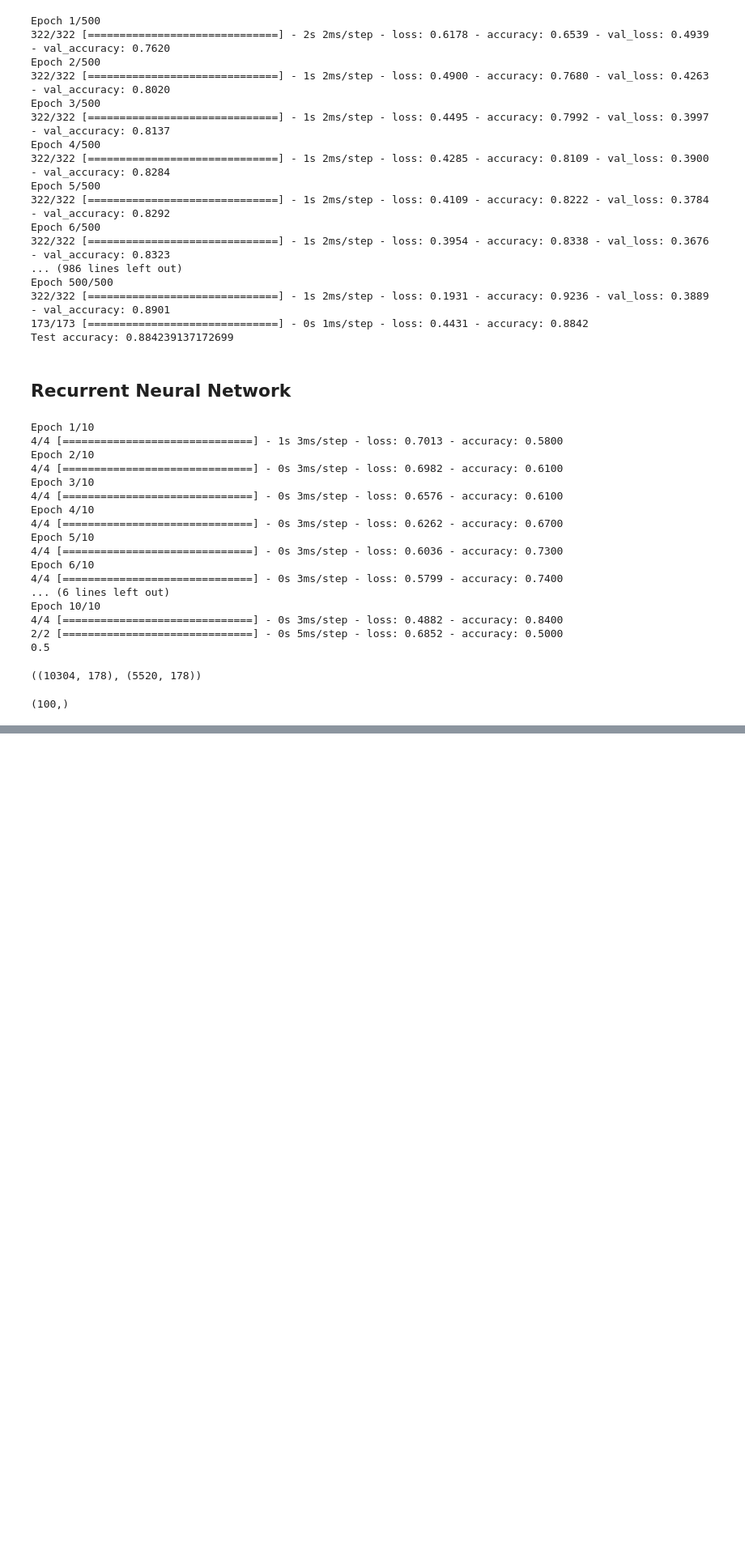
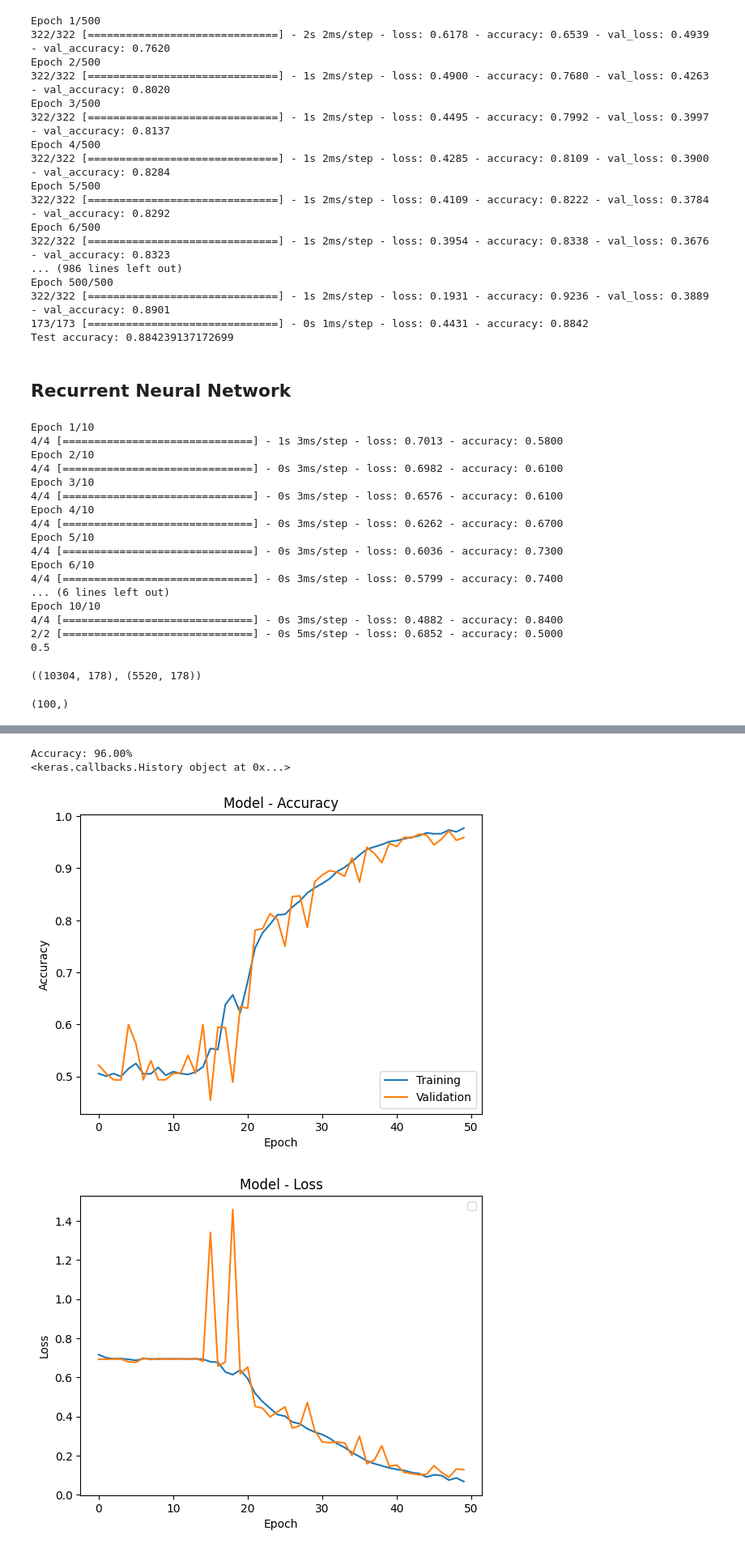
Before and after one commit to RushilShivade/Epileptic-Seizure-Prediction-using-EEG-Signals, a Jupyter notebook: ML_Project.ipynb, the cells around one changed output, grey strips where cells are left out. Shown at 81% size. Cells and saved outputs as stored; diff of their text form; code cells hidden in the pictures; blank space fills up the shorter version.

```diff
--- a/ML_Project.ipynb
+++ b/ML_Project.ipynb
@@ -677,0 +804,21 @@ y_train.shape
+# %%
+def network_LSTM(X_train,y_train):
+    im_shape=(X_train.shape[1],1)
+    inputs_lstm=Input(shape=(im_shape), name='inputs_lstm')
+
+    dense = Dense(units=32, activation='relu', name='dense')(inputs_lstm)
+    lstm = layers.Bidirectional(LSTM(units=128, name='lstm'))(dense)
+    dropout = Dropout(0.3)(lstm)
+    batch_normalization = BatchNormalization(name='batch_normalization')(dropout)
+    dense_1 = Dense(units=64, activation='relu', name='dense_1')(batch_normalization)
+    dropout_2 = Dropout(0.3, name='dropout_2')(dense_1)
+    batch_normalization_1 = BatchNormalization(name='batch_normalization_1')(dropout_2)
+    main_output = Dense(units=2, activation='softmax')(batch_normalization_1)
+
+    model = Model(inputs= inputs_lstm, outputs=main_output)
+    model.compile(optimizer='adam', loss='sparse_categorical_crossentropy',metrics = ['accuracy'])
+
+    return(model)
+# %%
+model2 = network_LSTM(X_train, y_train)
+print(model2.summary())
@@ -677,0 +843,12 @@ y_train.shape
+# %%
+# Training Bidirectional LSTM model
+# Saving model at highest validation accuracy
+save_path = './tmp/checkpoint_2'
+model_checkpoint_callback = keras.callbacks.ModelCheckpoint(
+    filepath=save_path,
+    save_weights_only=True,
+    monitor='val_accuracy',
+    mode='max',
+    save_best_only=True)
+
+history2 = model2.fit(X_train, y_train,epochs=50, batch_size=32, validation_data=(X_val,y_val), callbacks=[model_checkpoint_callback])
@@ -677,0 +873,7 @@ y_train.shape
+# %%
+evaluate_model(history2,X_test,y_test,model2)
+# %% [output]
+Accuracy: 96.00%
+<keras.callbacks.History object at 0x...>
+[figure, added]
+[figure, added]
```
Also changed, not shown: parts of 19 cells of this notebook, 6 other files.
